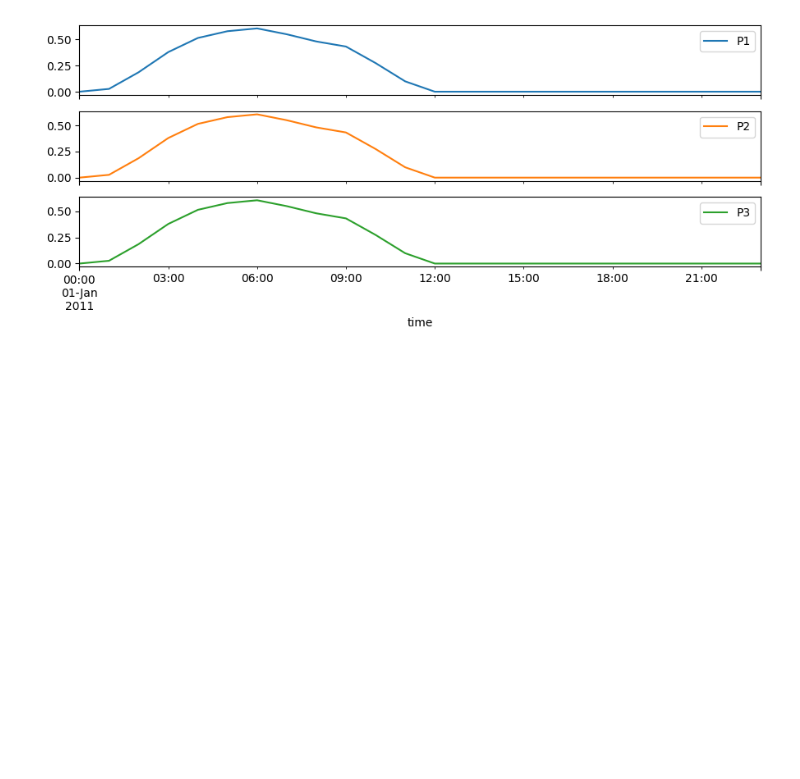
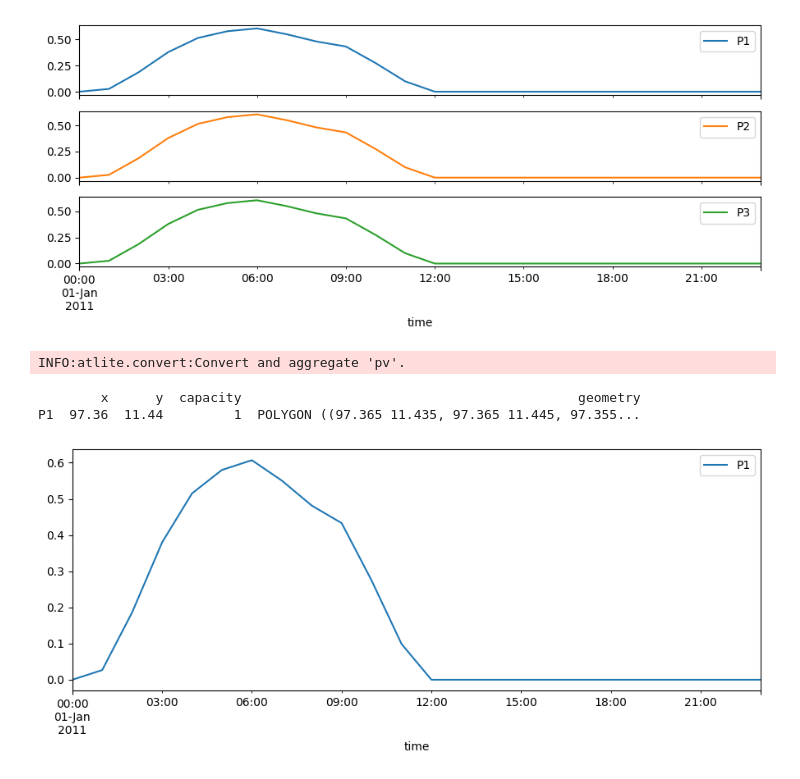
Before and after one commit to NarasetS/generationprofile_solarwind, a Jupyter notebook: Untitled-1.ipynb, the cells around one changed output. Drawn from its saved outputs; the diff is of its cells as text; code cells hidden in the pictures; blank space fills up the shorter version.

```diff
--- a/Untitled-1.ipynb
+++ b/Untitled-1.ipynb
@@ -183,3 +190,25 @@ P1  97.36  11.44         1  POLYGON ((97.365 11.435, 97.365 11.445, 97.355...
 P2  97.36  11.44         1  POLYGON ((97.365 11.435, 97.365 11.445, 97.355...
 P3  97.36  11.44         1  POLYGON ((97.365 11.435, 97.365 11.445, 97.355...
 [figure]
+# %%
+
+# area = cells_generation[:1]
+area = cells_generation[:1]
+print(area)
+power_generation = cutout.pv(
+        panel="CSi",
+        orientation="latitude_optimal",
+        capacity_factor=True,
+        tracking= None,
+        shapes = area.geometry
+)
+fig, axes = plt.subplots(len(area), sharex=True, figsize=(9, 4))
+
+
+power_generation.to_pandas().plot(subplots=True, ax=axes)
+fig.tight_layout()
+# %% [output]
+INFO:atlite.convert:Convert and aggregate 'pv'.
+        x      y  capacity                                           geometry
+P1  97.36  11.44         1  POLYGON ((97.365 11.435, 97.365 11.445, 97.355...
+[figure, added]
```
Also changed, not shown: parts of 4 cells of this notebook, 3 other files.
